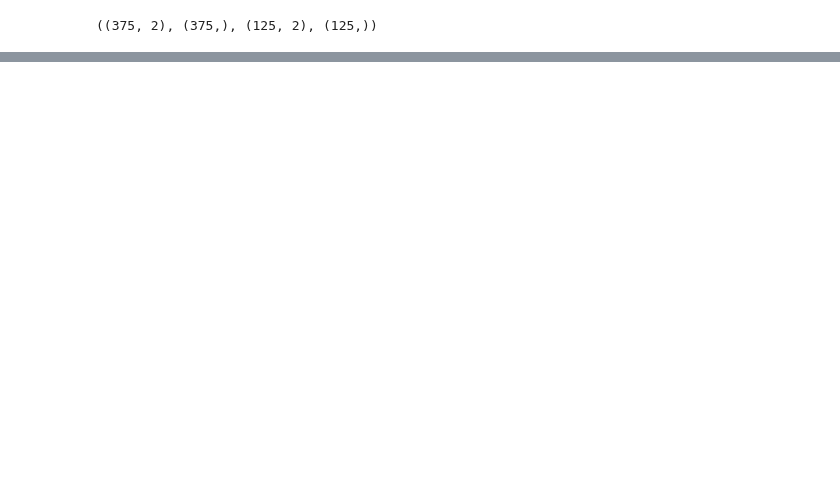
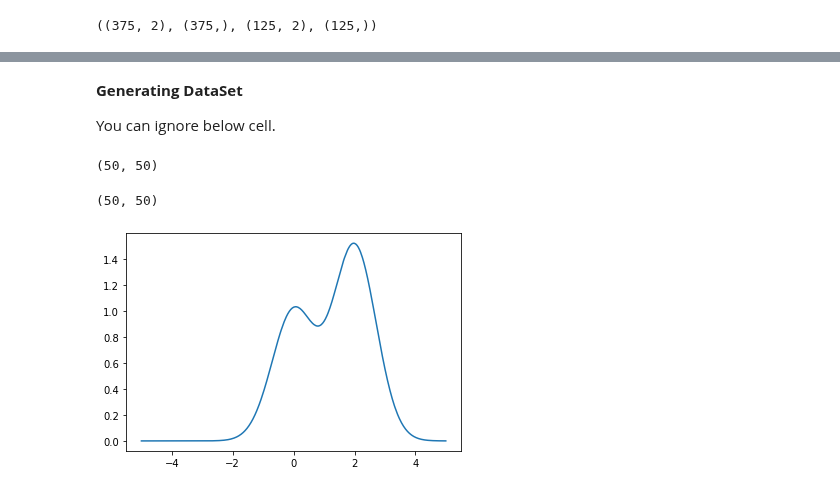
Before and after one commit to Pepcoders/Data-Science-December, a Jupyter notebook: 22-02-07-Ensemble/Ensemble_December.ipynb, the cells around one changed output, grey strips where cells are left out. Saved outputs shown, nothing was run; the diff lists cells and outputs as text; code cells hidden in the pictures; blank space fills up the shorter version.

```diff
--- a/22-02-07-Ensemble/Ensemble_December.ipynb
+++ b/22-02-07-Ensemble/Ensemble_December.ipynb
@@ -94,0 +131,4 @@ VotingClassifier 0.968
+# %% [markdown]
+**Generating DataSet**
+
+You can ignore below cell.
@@ -94,0 +183,13 @@ VotingClassifier 0.968
+# %%
+len(X_trains), len(y_trains)
+# %% [output]
+(50, 50)
+# %%
+len(X_trains[0]), len(y_trains[0])
+# %% [output]
+(50, 50)
+# %%
+plt.plot(X_test, f(X_test))
+plt.show()
+# %% [output]
+[figure, added]
```
Also changed, not shown: parts of 22 cells of this notebook.
